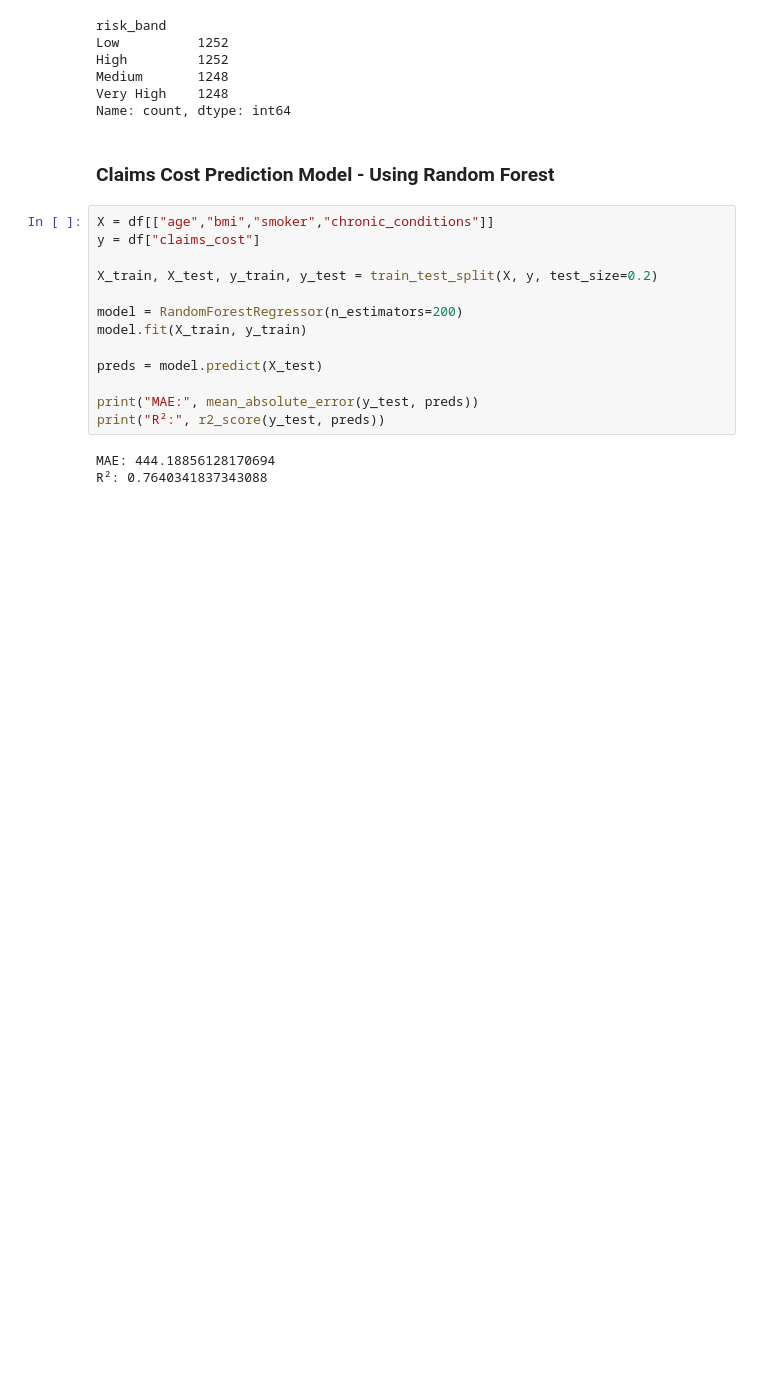
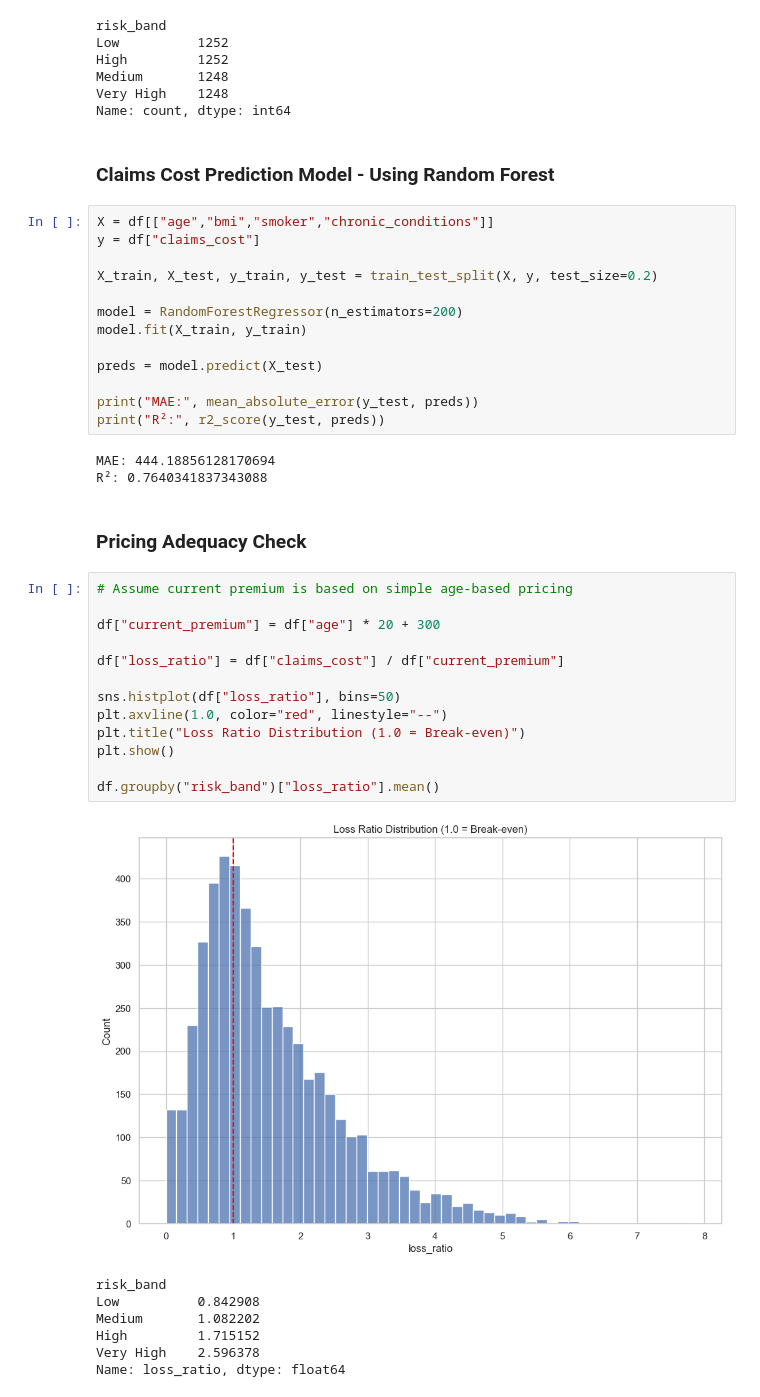
Before and after one commit to Kurodataio/Health-Insurance-Claims, a Jupyter notebook: health-insurance-claims.ipynb, the cells around one changed output. Cells and saved outputs as stored; diff of their text form; blank space fills up the shorter version.

Commit message:
Add Pricing Adequacy Check plot

```diff
--- a/health-insurance-claims.ipynb
+++ b/health-insurance-claims.ipynb
@@ -185,3 +192,26 @@ print("R²:", r2_score(y_test, preds))
 # %% [output]
 MAE: 444.18856128170694
 R²: 0.7640341837343088
+# %% [markdown]
+### Pricing Adequacy Check
+# %%
+# Assume current premium is based on simple age-based pricing
+
+df["current_premium"] = df["age"] * 20 + 300
+
+df["loss_ratio"] = df["claims_cost"] / df["current_premium"]
+
+sns.histplot(df["loss_ratio"], bins=50)
+plt.axvline(1.0, color="red", linestyle="--")
+plt.title("Loss Ratio Distribution (1.0 = Break-even)")
+plt.show()
+
+df.groupby("risk_band")["loss_ratio"].mean()
+# %% [output]
+[figure, added]
+risk_band
+Low          0.842908
+Medium       1.082202
+High         1.715152
+Very High    2.596378
+Name: loss_ratio, dtype: float64
```
Also changed, not shown: parts of 1 cell of this notebook.
